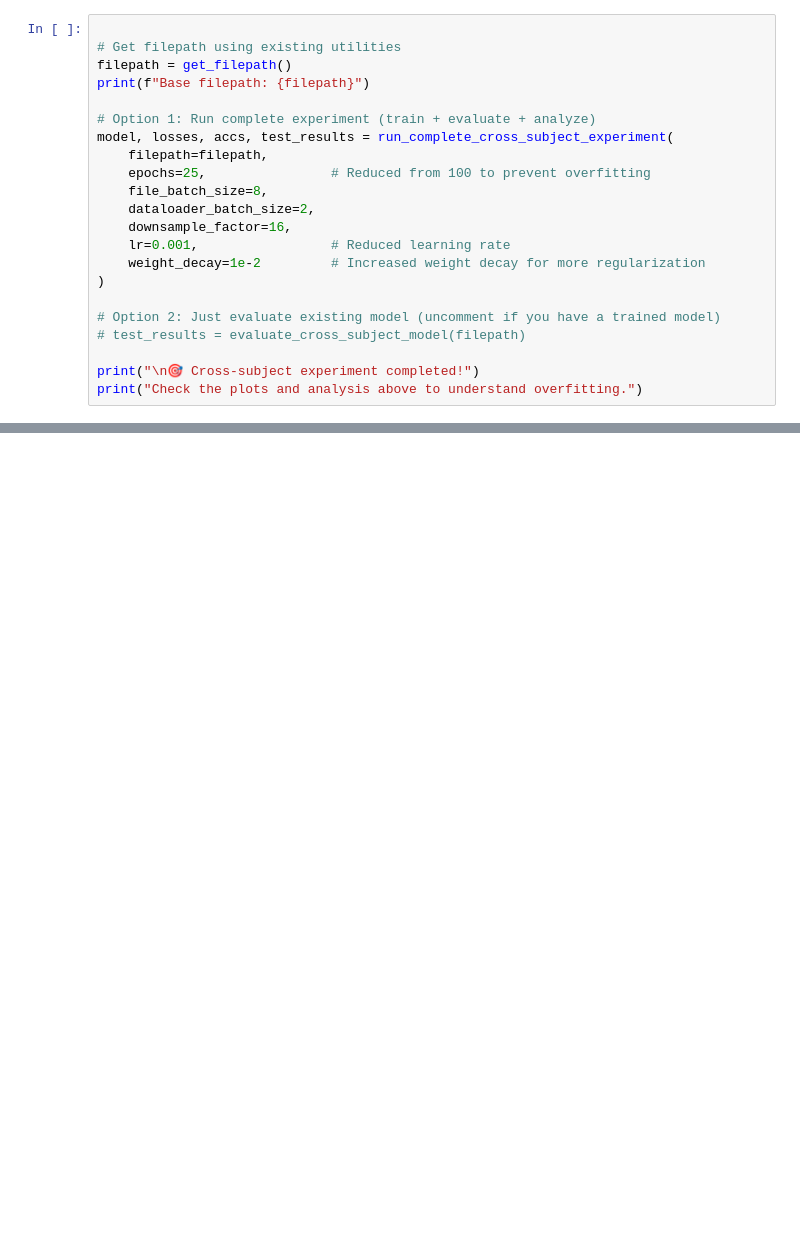
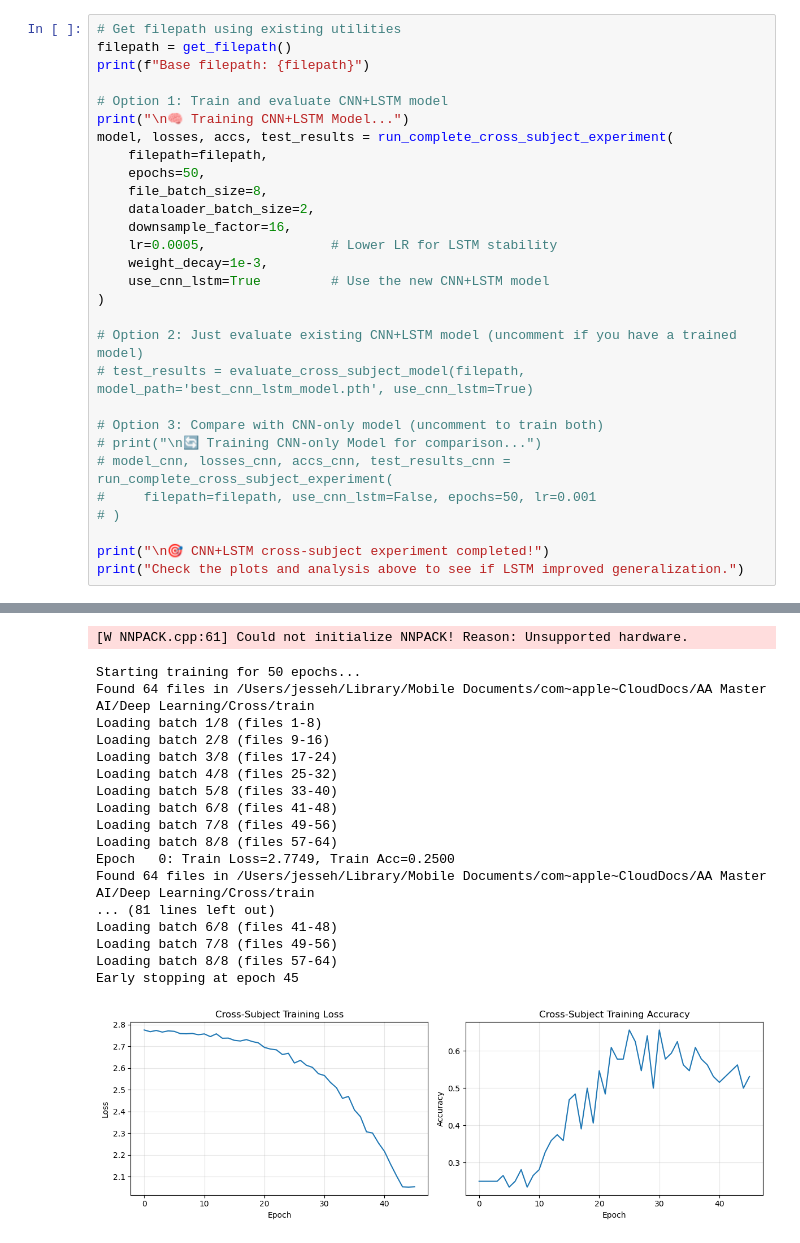
Before and after one commit to tjubes/DL_2, a Jupyter notebook: cross.ipynb, the cells around one changed output, grey strips where cells are left out. Cells and saved outputs as stored; diff of their text form; blank space fills up the shorter version.

Commit message:
fixed cross and added lstm

```diff
--- a/cross.ipynb
+++ b/cross.ipynb
@@ -499,26 +665,33 @@ def run_complete_cross_subject_experiment(filepath, **kwargs):
 
     return model, train_losses, train_accs, test_results
 # %%
-
 # Get filepath using existing utilities
 filepath = get_filepath()
 print(f"Base filepath: {filepath}")
 
-# Option 1: Run complete experiment (train + evaluate + analyze)
+# Option 1: Train and evaluate CNN+LSTM model
+print("\n🧠 Training CNN+LSTM Model...")
 model, losses, accs, test_results = run_complete_cross_subject_experiment(
     filepath=filepath,
-    epochs=25,                # Reduced from 100 to prevent overfitting
+    epochs=50,
     file_batch_size=8,
     dataloader_batch_size=2,
     downsample_factor=16,
-    lr=0.001,                 # Reduced learning rate
-    weight_decay=1e-2         # Increased weight decay for more regularization
+    lr=0.0005,                # Lower LR for LSTM stability
+    weight_decay=1e-3,
+    use_cnn_lstm=True         # Use the new CNN+LSTM model
 )
 
-# Option 2: Just evaluate existing model (uncomment if you have a trained model)
-# test_results = evaluate_cross_subject_model(filepath)
+# Option 2: Just evaluate existing CNN+LSTM model (uncomment if you have a trained model)
+# test_results = evaluate_cross_subject_model(filepath, model_path='best_cnn_lstm_model.pth', use_cnn_lstm=True)
 
-print("\n🎯 Cross-subject experiment completed!")
-print("Check the plots and analysis above to understand overfitting.")
+# Option 3: Compare with CNN-only model (uncomment to train both)
+# print("\n🔄 Training CNN-only Model for comparison...")
+# model_cnn, losses_cnn, accs_cnn, test_results_cnn = run_complete_cross_subject_experiment(
+#     filepath=filepath, use_cnn_lstm=False, epochs=50, lr=0.001
+# )
+
+print("\n🎯 CNN+LSTM cross-subject experiment completed!")
+print("Check the plots and analysis above to see if LSTM improved generalization.")
 # %% [output]
 Base filepath: /Users/jesseh/Library/Mobile Documents/com~apple~CloudDocs/AA Master AI/Deep Learning
@@ -540,0 +716,19 @@ Epoch   0: Train Loss=2.8131, Train Acc=0.2500
+[W NNPACK.cpp:61] Could not initialize NNPACK! Reason: Unsupported hardware.
+Starting training for 50 epochs...
+Found 64 files in /Users/jesseh/Library/Mobile Documents/com~apple~CloudDocs/AA Master AI/Deep Learning/Cross/train
+Loading batch 1/8 (files 1-8)
+Loading batch 2/8 (files 9-16)
+Loading batch 3/8 (files 17-24)
+Loading batch 4/8 (files 25-32)
+Loading batch 5/8 (files 33-40)
+Loading batch 6/8 (files 41-48)
+Loading batch 7/8 (files 49-56)
+Loading batch 8/8 (files 57-64)
+Epoch   0: Train Loss=2.7749, Train Acc=0.2500
+Found 64 files in /Users/jesseh/Library/Mobile Documents/com~apple~CloudDocs/AA Master AI/Deep Learning/Cross/train
+... (81 lines left out)
+Loading batch 6/8 (files 41-48)
+Loading batch 7/8 (files 49-56)
+Loading batch 8/8 (files 57-64)
+Early stopping at epoch 45
+[figure, added]
```
Also changed, not shown: parts of 3 cells of this notebook, 3 other files.
